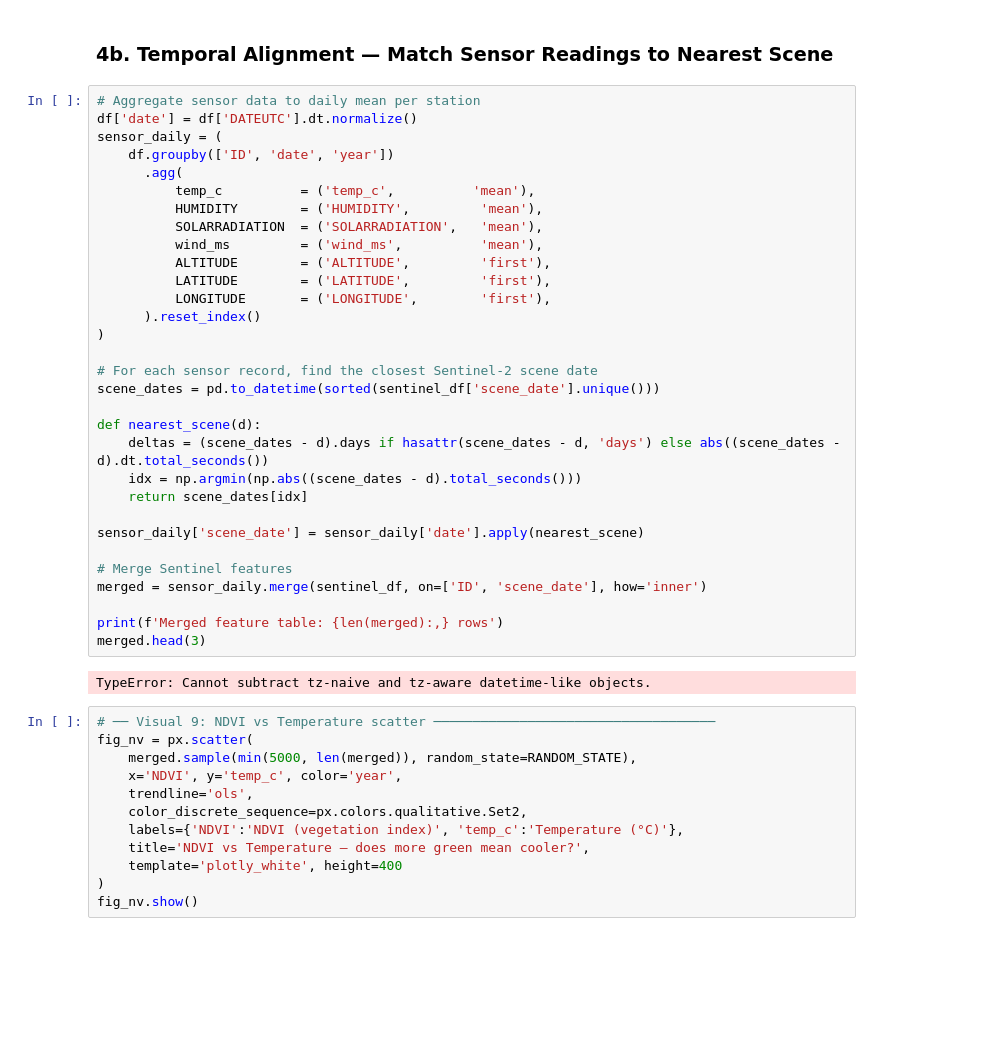
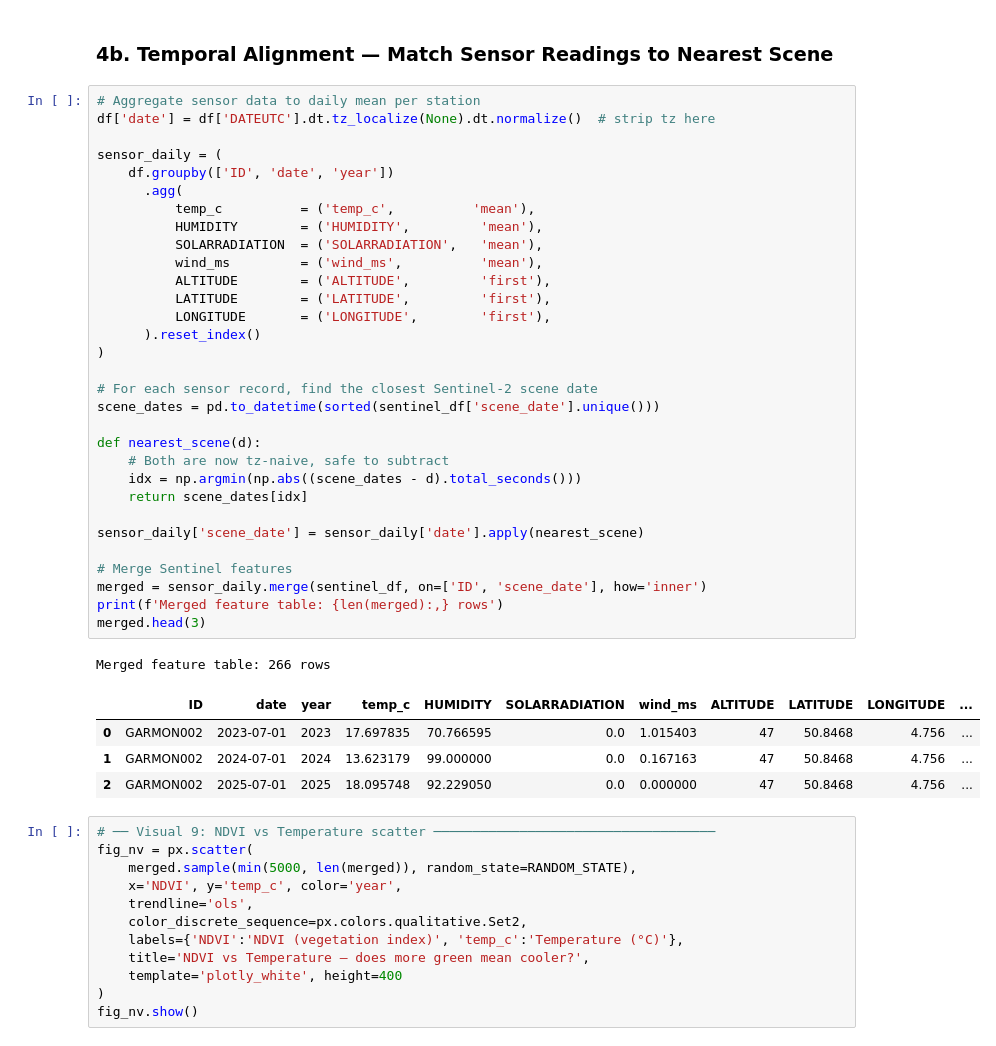
Before and after one commit to mylenearadaniucll2024/urban-heat-ai-leuven, a Jupyter notebook: notebooks/leuven_urban_heat_ai(1).ipynb, the cells around one changed output. Cells and saved outputs as stored; diff of their text form; blank space fills up the shorter version.

```diff
--- a/notebooks/leuven_urban_heat_ai(1).ipynb
+++ b/notebooks/leuven_urban_heat_ai(1).ipynb
@@ -396,37 +396,41 @@ fig_idx.show()
 ### 4b. Temporal Alignment — Match Sensor Readings to Nearest Scene
 # %%
 # Aggregate sensor data to daily mean per station
-df['date'] = df['DATEUTC'].dt.normalize()
+df['date'] = df['DATEUTC'].dt.tz_localize(None).dt.normalize()  # strip tz here
+
 sensor_daily = (
     df.groupby(['ID', 'date', 'year'])
       .agg(
           temp_c          = ('temp_c',          'mean'),
           HUMIDITY        = ('HUMIDITY',         'mean'),
           SOLARRADIATION  = ('SOLARRADIATION',   'mean'),
           wind_ms         = ('wind_ms',          'mean'),
           ALTITUDE        = ('ALTITUDE',         'first'),
           LATITUDE        = ('LATITUDE',         'first'),
           LONGITUDE       = ('LONGITUDE',        'first'),
       ).reset_index()
 )
 
 # For each sensor record, find the closest Sentinel-2 scene date
 scene_dates = pd.to_datetime(sorted(sentinel_df['scene_date'].unique()))
 
 def nearest_scene(d):
-    deltas = (scene_dates - d).days if hasattr(scene_dates - d, 'days') else abs((scene_dates - d).dt.total_seconds())
+    # Both are now tz-naive, safe to subtract
     idx = np.argmin(np.abs((scene_dates - d).total_seconds()))
     return scene_dates[idx]
 
 sensor_daily['scene_date'] = sensor_daily['date'].apply(nearest_scene)
 
 # Merge Sentinel features
 merged = sensor_daily.merge(sentinel_df, on=['ID', 'scene_date'], how='inner')
-
 print(f'Merged feature table: {len(merged):,} rows')
 merged.head(3)
 # %% [output]
-TypeError: Cannot subtract tz-naive and tz-aware datetime-like objects.
+Merged feature table: 266 rows
+|  | ID | date | year | temp_c | HUMIDITY | SOLARRADIATION | wind_ms | ALTITUDE | LATITUDE | LONGITUDE | ... |
+| 0 | GARMON002 | 2023-07-01 | 2023 | 17.697835 | 70.766595 | 0.0 | 1.015403 | 47 | 50.8468 | 4.756 | ... |
+| 1 | GARMON002 | 2024-07-01 | 2024 | 13.623179 | 99.000000 | 0.0 | 0.167163 | 47 | 50.8468 | 4.756 | ... |
+| 2 | GARMON002 | 2025-07-01 | 2025 | 18.095748 | 92.229050 | 0.0 | 0.000000 | 47 | 50.8468 | 4.756 | ... |
 # %%
 # ── Visual 9: NDVI vs Temperature scatter ────────────────────────────────────
 fig_nv = px.scatter(
```
Also changed, not shown: parts of 13 cells of this notebook.
